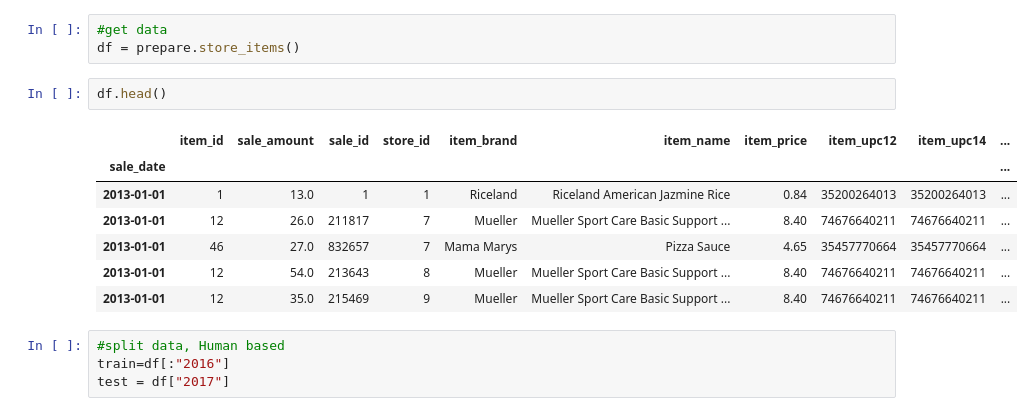
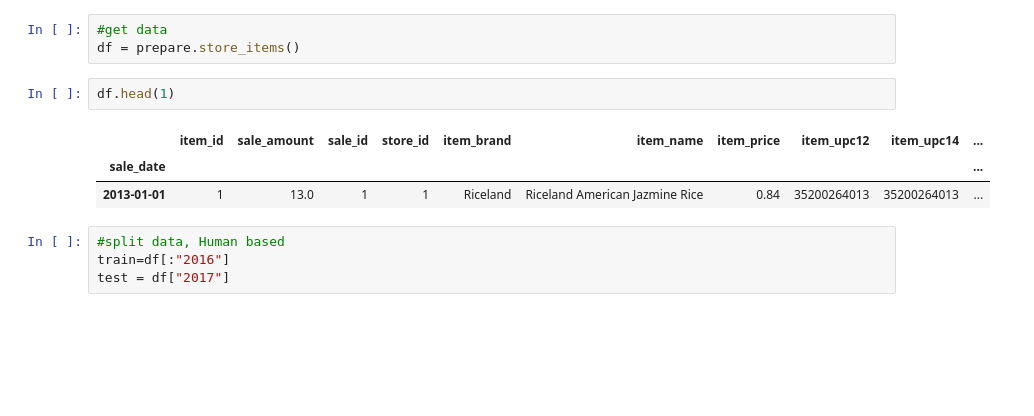
Before and after one commit to rajeshlamichhane04/time-series-exercises, a Jupyter notebook: explore.ipynb, the cells around one changed output. Drawn from its saved outputs; the diff is of its cells as text; blank space fills up the shorter version.

```diff
--- a/explore.ipynb
+++ b/explore.ipynb
@@ -22,15 +23,11 @@ sns.set_style('darkgrid')
 #get data
 df = prepare.store_items()
 # %%
-df.head()
+df.head(1)
 # %% [output]
 |  | item_id | sale_amount | sale_id | store_id | item_brand | item_name | item_price | item_upc12 | item_upc14 | ... |
 | sale_date |  |  |  |  |  |  |  |  |  | ... |
 | 2013-01-01 | 1 | 13.0 | 1 | 1 | Riceland | Riceland American Jazmine Rice | 0.84 | 35200264013 | 35200264013 | ... |
-| 2013-01-01 | 12 | 26.0 | 211817 | 7 | Mueller | Mueller Sport Care Basic Support ... | 8.40 | 74676640211 | 74676640211 | ... |
-| 2013-01-01 | 46 | 27.0 | 832657 | 7 | Mama Marys | Pizza Sauce | 4.65 | 35457770664 | 35457770664 | ... |
-| 2013-01-01 | 12 | 54.0 | 213643 | 8 | Mueller | Mueller Sport Care Basic Support ... | 8.40 | 74676640211 | 74676640211 | ... |
-| 2013-01-01 | 12 | 35.0 | 215469 | 9 | Mueller | Mueller Sport Care Basic Support ... | 8.40 | 74676640211 | 74676640211 | ... |
 # %%
 #split data, Human based
 train=df[:"2016"]
```
Also changed, not shown: parts of 27 cells of this notebook.
